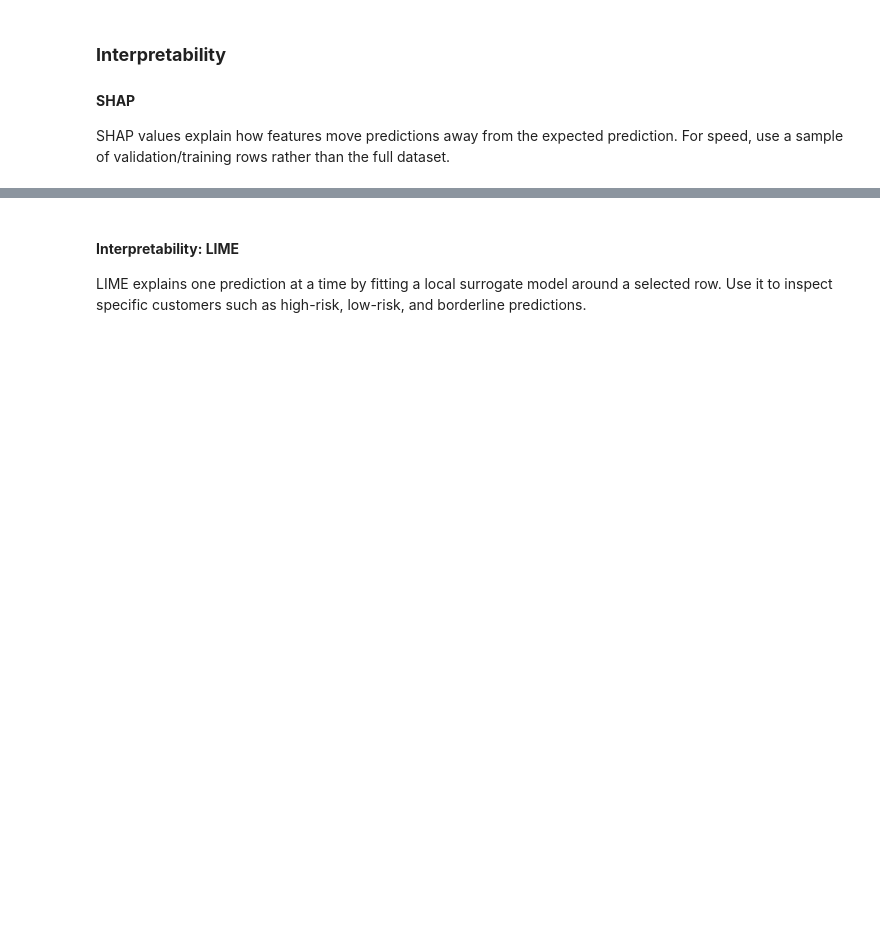
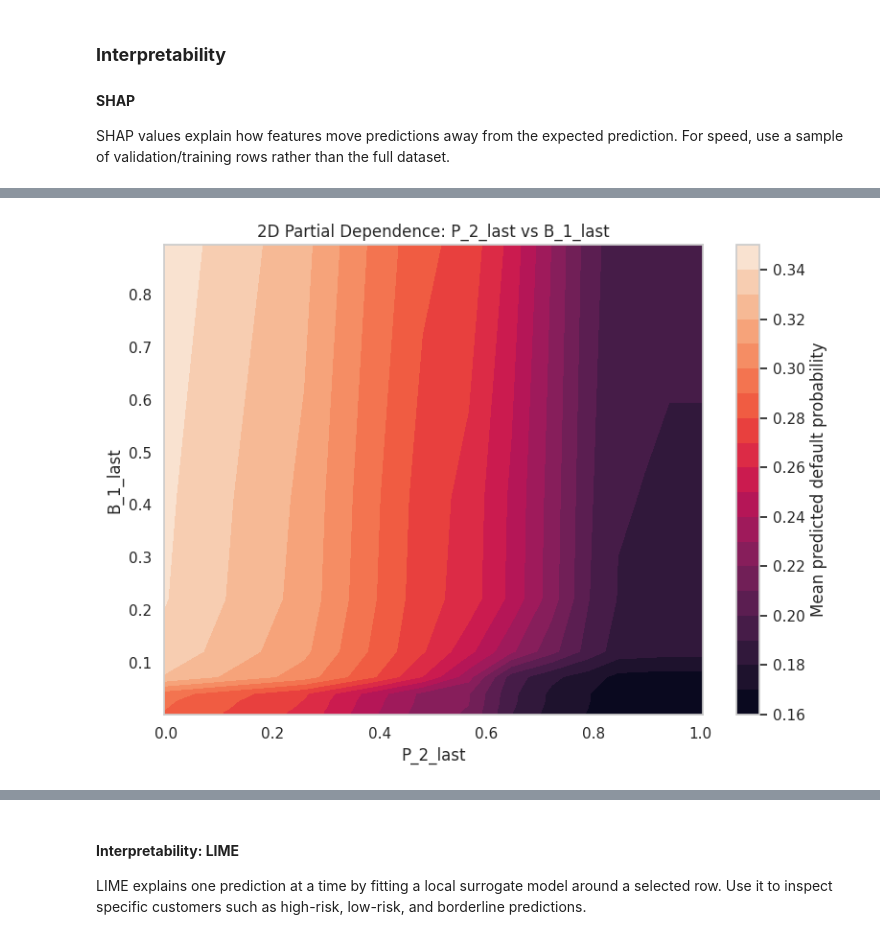
Before and after one commit to castorgit/Machine-Learning-II, a Jupyter notebook: 09-Interpretability/01_amex_lgbm_shap_lime.ipynb, the cells around one changed output, grey strips where cells are left out. Drawn from its saved outputs; the diff is of its cells as text; code cells hidden in the pictures; blank space fills up the shorter version.

```diff
--- a/09-Interpretability/01_amex_lgbm_shap_lime.ipynb
+++ b/09-Interpretability/01_amex_lgbm_shap_lime.ipynb
@@ -511,0 +566,31 @@ shap.summary_plot(shap_values_for_default, shap_sample, max_display=30)
+# %%
+# Optional: 2D PDP for the two most important numeric SHAP features.
+# This is useful for checking whether the model has learned an interaction effect.
+
+if len(pdp_features) >= 2:
+    f1, f2 = pdp_features[:2]
+    grid_size = 12
+    grid_1 = np.unique(np.quantile(pdp_sample[f1].dropna(), np.linspace(0.02, 0.98, grid_size)))
+    grid_2 = np.unique(np.quantile(pdp_sample[f2].dropna(), np.linspace(0.02, 0.98, grid_size)))
+
+    pdp_matrix = np.zeros((len(grid_2), len(grid_1)))
+
+    for i, v2 in enumerate(grid_2):
+        for j, v1 in enumerate(grid_1):
+            tmp = pdp_sample.copy()
+            tmp[f1] = v1
+            tmp[f2] = v2
+            pdp_matrix[i, j] = pdp_model.predict(tmp, num_iteration=pdp_model.best_iteration).mean()
+
+    plt.figure(figsize=(8, 6))
+    contour = plt.contourf(grid_1, grid_2, pdp_matrix, levels=20)
+    plt.colorbar(contour, label="Mean predicted default probability")
+    plt.xlabel(f1)
+    plt.ylabel(f2)
+    plt.title(f"2D Partial Dependence: {f1} vs {f2}")
+    plt.tight_layout()
+    plt.show()
+else:
+    print("Not enough numeric SHAP features available for a 2D PDP.")
+# %% [output]
+[figure, added]
```
Also changed, not shown: parts of 11 cells of this notebook.
